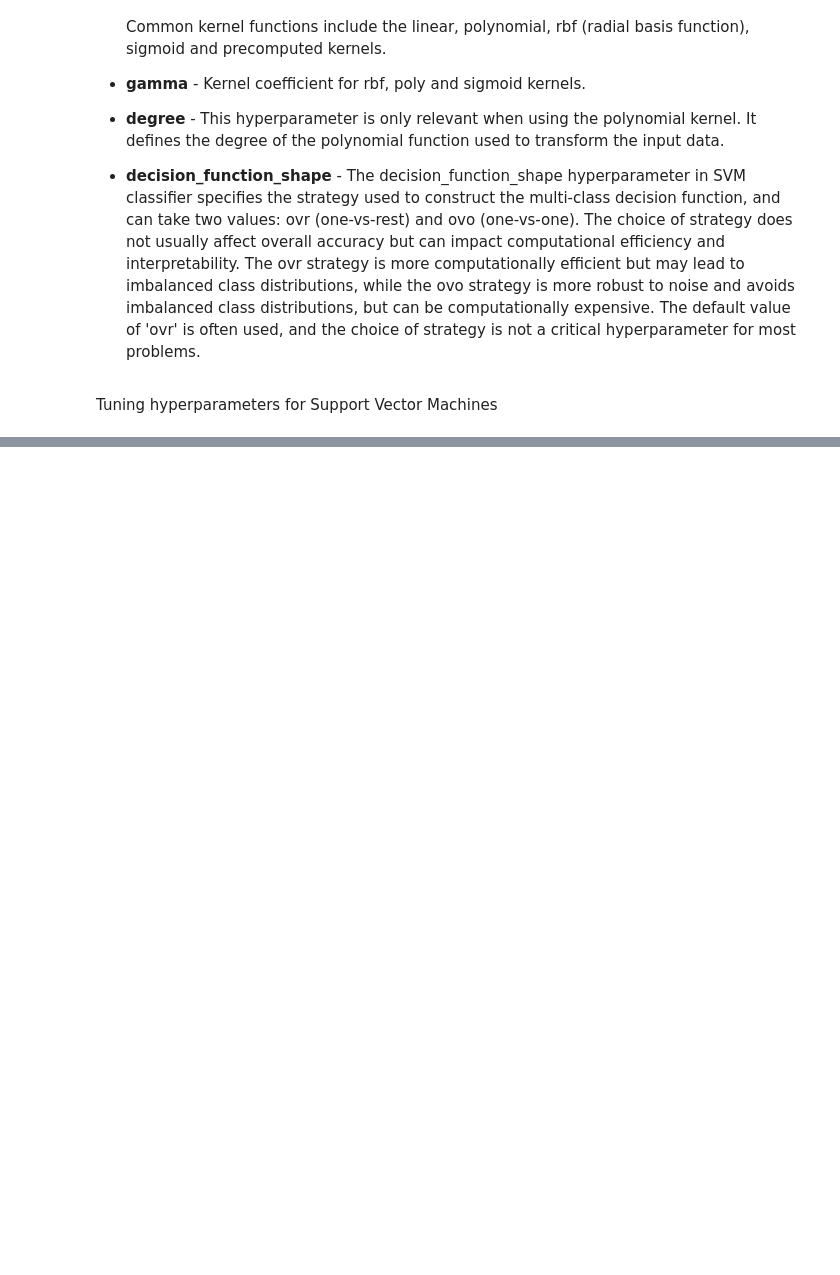
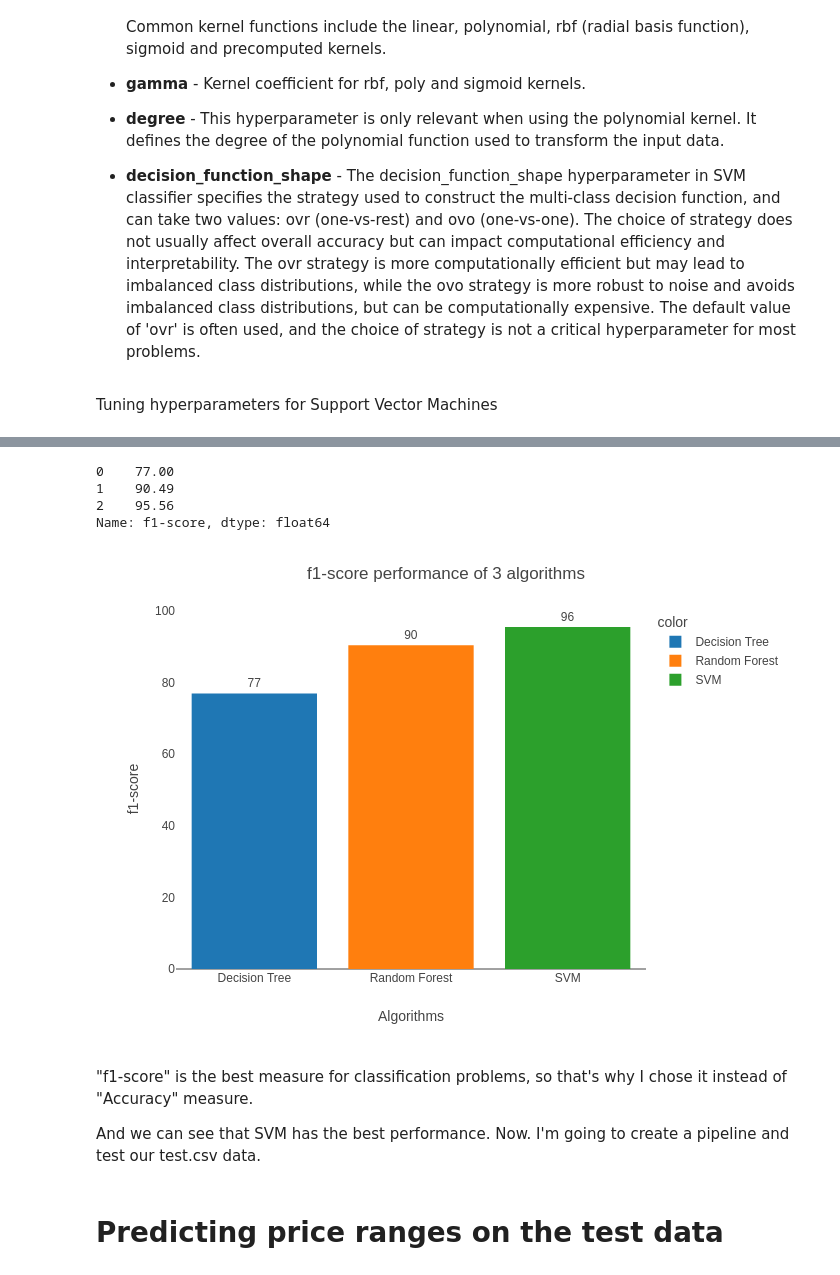
Before and after one commit to TatKhachatryan/Classification-Project, a Jupyter notebook: Mobile_Price_Classification.ipynb, the cells around one changed output, grey strips where cells are left out. Saved outputs shown, nothing was run; the diff lists cells and outputs as text; code cells hidden in the pictures; blank space fills up the shorter version.

```diff
--- a/Mobile_Price_Classification.ipynb
+++ b/Mobile_Price_Classification.ipynb
@@ -48,7 +40,7 @@ def metric_results(y, y_pred):
                      metrics.recall_score(y, y_pred, average='macro'),
                      metrics.precision_score(y, y_pred, average='macro'),
                      metrics.f1_score(y, y_pred, average='macro')]})
-    result["Value"] = (result["Value"] * 100).round(2).astype(str) + '%'
+    result["Value"] = (result["Value"] * 100).round(2)
     return result
 
 
@@ -305,7 +298,7 @@ y = denoised_data['price_range']
 
 X_train, X_test, y_train, y_test = train_test_split(X_denoised, y, test_size=0.2, random_state=0, stratify=y)
 
-selected_features = ["ram", "battery_power", "px_height", "px_width"]
+selected_features = ["ram", "battery_power", "px_height", "px_width", "sc_w"]
 X_train = X_train[selected_features]
 X_test = X_test[selected_features]
 
@@ -568,0 +567,29 @@ fig.show(renderer="png")
+# %%
+results['f1-score']
+# %% [output]
+0    77.00
+1    90.49
+2    95.56
+Name: f1-score, dtype: float64
+# %%
+
+fig = px.bar(x=results['Algorithm'],
+             y=results['f1-score'],
+             text=results['f1-score'],
+             template='ygridoff',
+             color=results['Algorithm'])
+fig.update_traces(texttemplate='%{text:.2s}', textposition='outside')
+fig.update_layout(title='f1-score performance of 3 algorithms',
+                  xaxis_title="Algorithms",
+                  yaxis_title="f1-score")
+
+fig.update_xaxes(type='category')
+fig.show(renderer="png")
+# %% [output]
+[figure, added]
+# %% [markdown]
+"f1-score" is the best measure for classification problems, so that's why I chose it instead of "Accuracy" measure.
+
+And we can see that SVM has the best performance. Now. I'm going to create a pipeline and test our test.csv data.
+# %% [markdown]
+# Predicting price ranges on the test data
```
Also changed, not shown: parts of 17 cells of this notebook.
